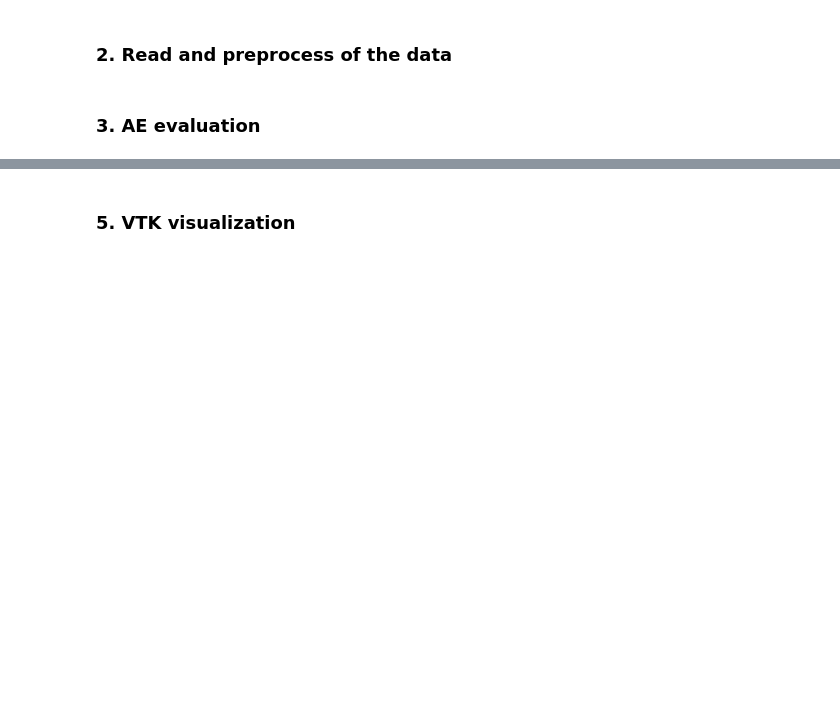
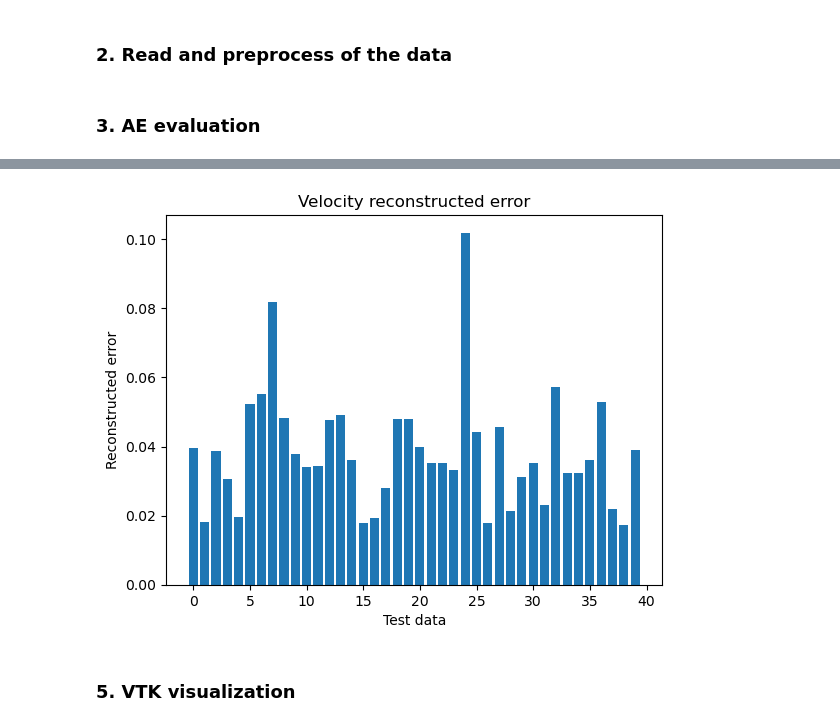
Before and after one commit to Ruansh233/geometric_parameterization_ML, a Jupyter notebook: EZyRB_AE_GPR.ipynb, the cells around one changed output, grey strips where cells are left out. Cells and saved outputs as stored; diff of their text form; code cells hidden in the pictures; blank space fills up the shorter version.

```diff
--- a/EZyRB_AE_GPR.ipynb
+++ b/EZyRB_AE_GPR.ipynb
@@ -153,3 +173,12 @@ KeyboardInterrupt:
+# %%
+# plot the error of each case when using 22 modes
+plt.bar([i for i in range(len(u_error_list[4]))], u_error_list[4])
+plt.title('Velocity reconstructed error')
+plt.xlabel('Test data')
+plt.ylabel('Reconstructed error')
+plt.show()
+# %% [output]
+[figure, added]
 # %% [markdown]
 ### 5. VTK visualization
 # %%
```
Also changed, not shown: parts of 4 cells of this notebook, 4 other files.
